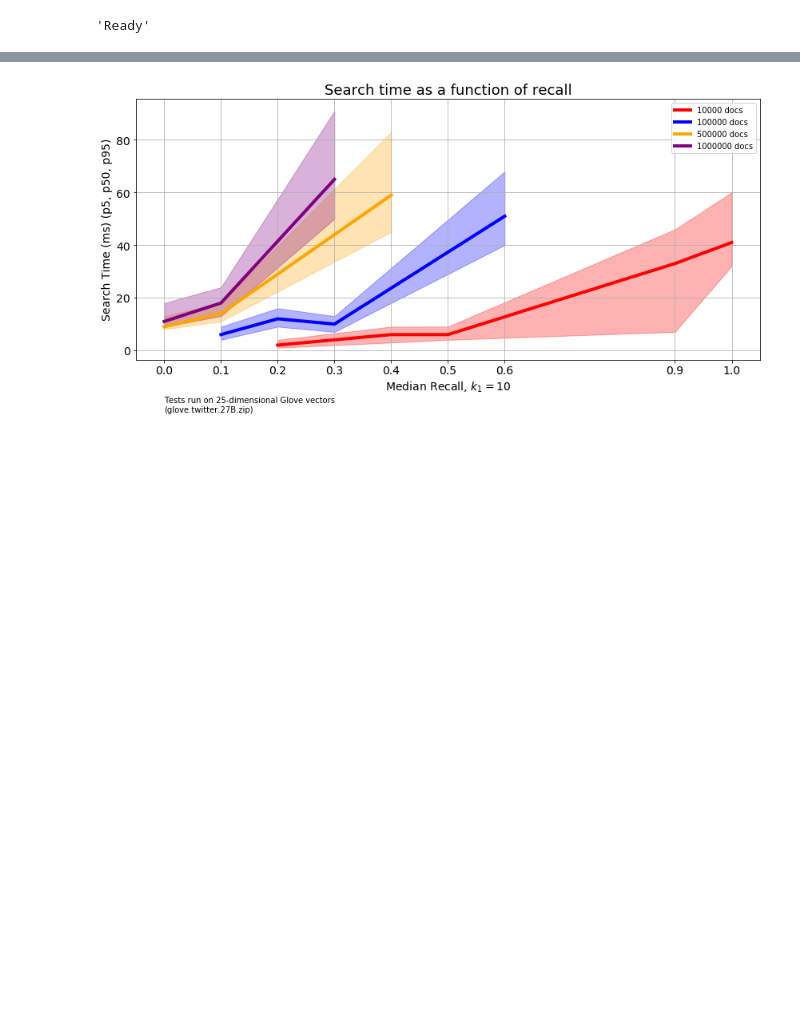
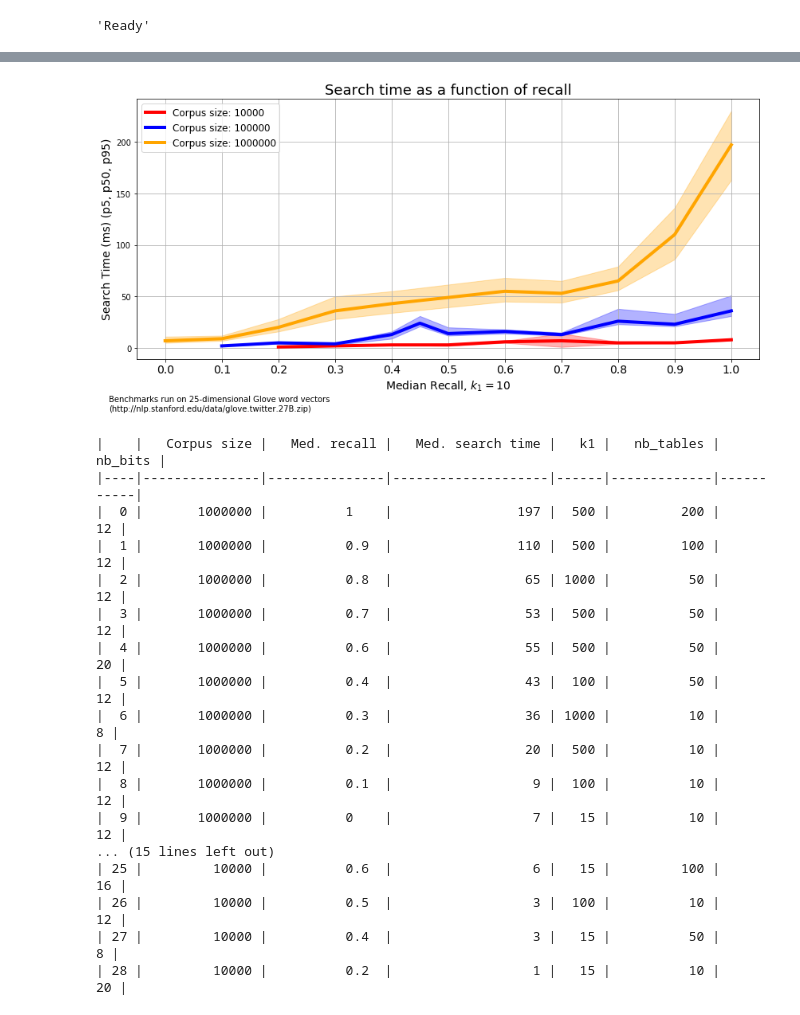
Before and after one commit to alexklibisz/elastik-nearest-neighbors, a Jupyter notebook: elasticsearch-aknn/benchmark/figures.ipynb, the cells around one changed output, grey strips where cells are left out. Saved outputs shown, nothing was run; the diff lists cells and outputs as text; code cells hidden in the pictures; blank space fills up the shorter version.

Commit message:
ES - re-ran benchmarks on 192 configs

```diff
--- a/elasticsearch-aknn/benchmark/figures.ipynb
+++ b/elasticsearch-aknn/benchmark/figures.ipynb
@@ -11,6 +13,8 @@ import pandas as pd
 "Ready"
 # %% [output]
 'Ready'
+# %%
+BENCHMARK_DESCRIPTION = "Benchmarks run on 25-dimensional Glove word vectors\n(http://nlp.stanford.edu/data/glove.twitter.27B.zip)"
 # %%
 def iter_metrics(globspec="metrics/metrics_*.json"):
     for p in glob(globspec):
@@ -41,12 +45,11 @@ for key, df_ in df.groupby(["nb_tables", "nb_bits", "k1", "k2"]):
     plt.title("Search Time as a function of corpus size\nconfig=(t=%d, b=%d, $k_1=%d$, $k_2=%d$, n=%d)" % (
         *key, len(bpdata[0])), size=18)
     plt.xlabel("Corpus size", size=14)
-    plt.ylabel("Search time (ms)", size=14)
+    plt.ylabel("Search time (ms) (p5, IQR, p95)", size=14)
     plt.grid(True)
 
     y0, y1 = plt.gca().get_ylim()
     h = y1 - y0
-    plt.text(0.3, y0 - (h * 0.2),
-             "Tests run on 25-dimensional Glove vectors \n(glove.twitter.27B.zip)")
+    plt.text(0.3, y0 - (h * 0.2), BENCHMARK_DESCRIPTION)
     plt.show()
 # %% [output]
@@ -60,43 +70,65 @@ for key, df_ in df.groupby(["nb_tables", "nb_bits", "k1", "k2"]):
 # Plot speed/recall frontier.
 # This is the point with the lowest median search time for every unique median IOU, grouped by corpus size.
 
 plt.figure(figsize=(14, 6))
 rows = []
 for row in iter_metrics():
     row["reca50"] = np.median(row["search_recalls"])
     row["time50"] = np.median(row["search_times"])
     rows.append(row)
 
 df = pd.DataFrame(rows)
-
-xticks = set([])
-
+best_configs = []
 colors = iter(["red", "blue", "orange", "purple", "cyan"])
 
 for nb_docs, df_ in df.groupby(["nb_docs"]):
     X, Y0, YM, Y1 = [], [], [], []
-    for iou50, df_ in df_.groupby(["reca50"]):
+    for reca50, df_ in df_.groupby(["reca50"]):
         df_ = df_.sort_values("time50", ascending=True)
         _, r = next(df_.iterrows())
-        X.append(iou50)
+        X.append(reca50)
         YM.append(r.time50)
         Y0.append(np.percentile(r.search_times, 5))
         Y1.append(np.percentile(r.search_times, 95))
-        xticks.add(round(X[-1], 1))
+        best_configs.append((
+            nb_docs, reca50, r.time50, r.k1, r.nb_tables, r.nb_bits))
     c = next(colors)
     plt.fill_between(X, Y0, Y1, alpha=0.3, color=c)
-    plt.plot(X, YM, label="%d docs" % nb_docs, linewidth=4, color=c)
-plt.legend()
+    plt.plot(X, YM, label="Corpus size: %d" % nb_docs, linewidth=4, color=c)
+plt.legend(loc='upper left', prop={'size': 12})
 plt.title("Search time as a function of recall", size=18)
 plt.ylabel("Search Time (ms) (p5, p50, p95)", size=14)
 plt.xlabel("Median Recall, $k_1=10$", size=14)
-plt.yticks(size=14)
-plt.xticks(sorted(list(xticks)), sorted(list(xticks)), size=14)
+plt.xticks(np.arange(0, 11) / 10, np.arange(0, 11) / 10, size=14)
 y0, y1 = plt.gca().get_ylim()
 h = y1 - y0
-plt.text(0.0, y0 - (h * 0.2),
-         "Tests run on 25-dimensional Glove vectors \n(glove.twitter.27B.zip)")
+plt.text(-0.1, y0 - (h * 0.2), BENCHMARK_DESCRIPTION)
 plt.grid(True)
 plt.show()
+
+columns = ["Corpus size", "Med. recall", "Med. search time", "k1", "nb_tables", "nb_bits"]
+df = pd.DataFrame(best_configs, columns=columns)
+df.sort_values(["Corpus size", "Med. recall"], ascending=False, inplace=True)
+df.reset_index(inplace=True, drop=True)
+
+df["Corpus size"] = df["Corpus size"].astype(str)
+print(tabulate(df, columns, "pipe").replace("-:", "--"))
 # %% [output]
-[figure, old version]
+[figure, new version]
+|    |   Corpus size |   Med. recall |   Med. search time |   k1 |   nb_tables |   nb_bits |
+|----|---------------|---------------|--------------------|------|-------------|-----------|
+|  0 |       1000000 |          1    |                197 |  500 |         200 |        12 |
+|  1 |       1000000 |          0.9  |                110 |  500 |         100 |        12 |
+|  2 |       1000000 |          0.8  |                 65 | 1000 |          50 |        12 |
+|  3 |       1000000 |          0.7  |                 53 |  500 |          50 |        12 |
+|  4 |       1000000 |          0.6  |                 55 |  500 |          50 |        20 |
+|  5 |       1000000 |          0.4  |                 43 |  100 |          50 |        12 |
+|  6 |       1000000 |          0.3  |                 36 | 1000 |          10 |         8 |
+|  7 |       1000000 |          0.2  |                 20 |  500 |          10 |        12 |
+|  8 |       1000000 |          0.1  |                  9 |  100 |          10 |        12 |
+|  9 |       1000000 |          0    |                  7 |   15 |          10 |        12 |
+... (15 lines left out)
+| 25 |         10000 |          0.6  |                  6 |   15 |         100 |        16 |
+| 26 |         10000 |          0.5  |                  3 |  100 |          10 |        12 |
+| 27 |         10000 |          0.4  |                  3 |   15 |          50 |         8 |
+| 28 |         10000 |          0.2  |                  1 |   15 |          10 |        20 |
```
Also changed, not shown: parts of 3 cells of this notebook, 4 other files.
